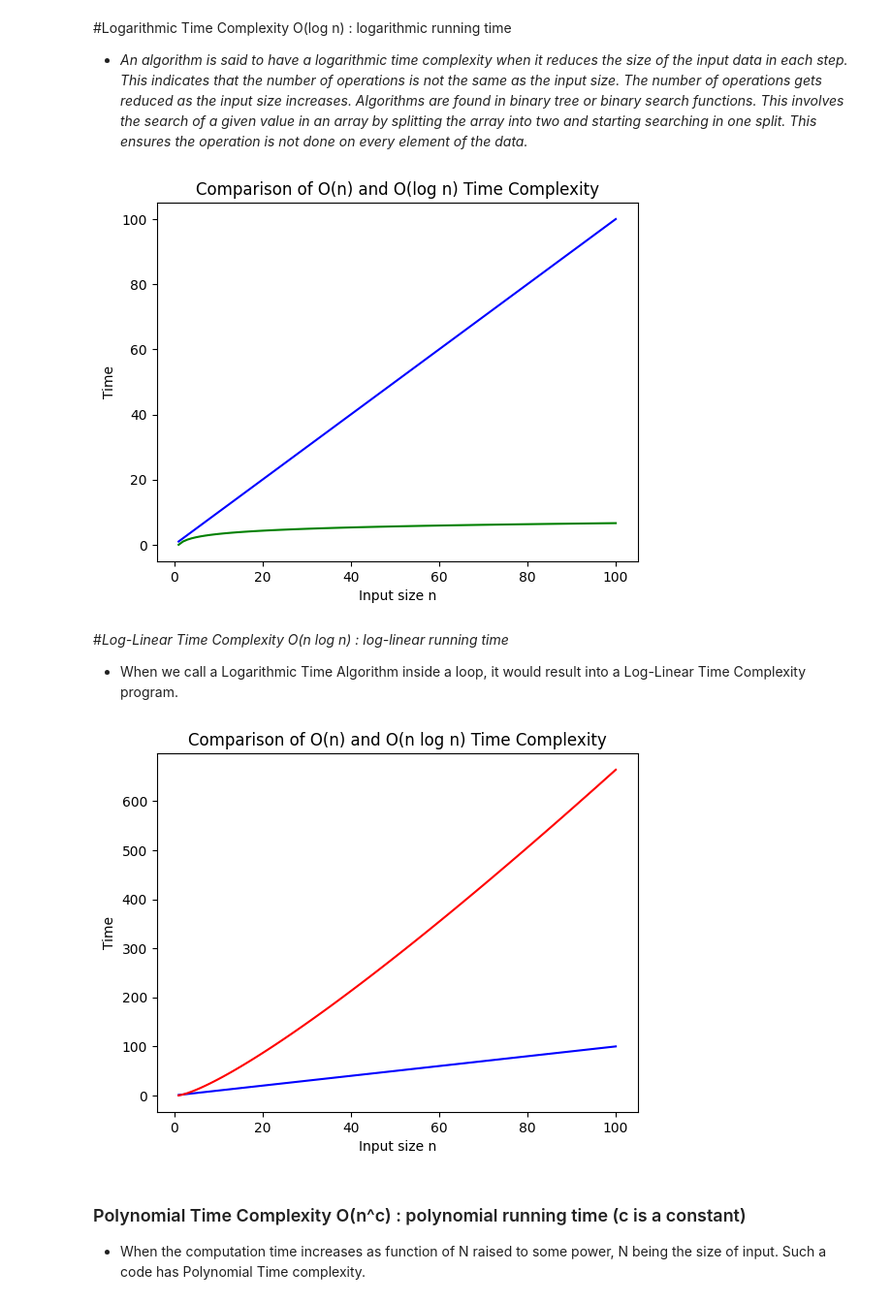
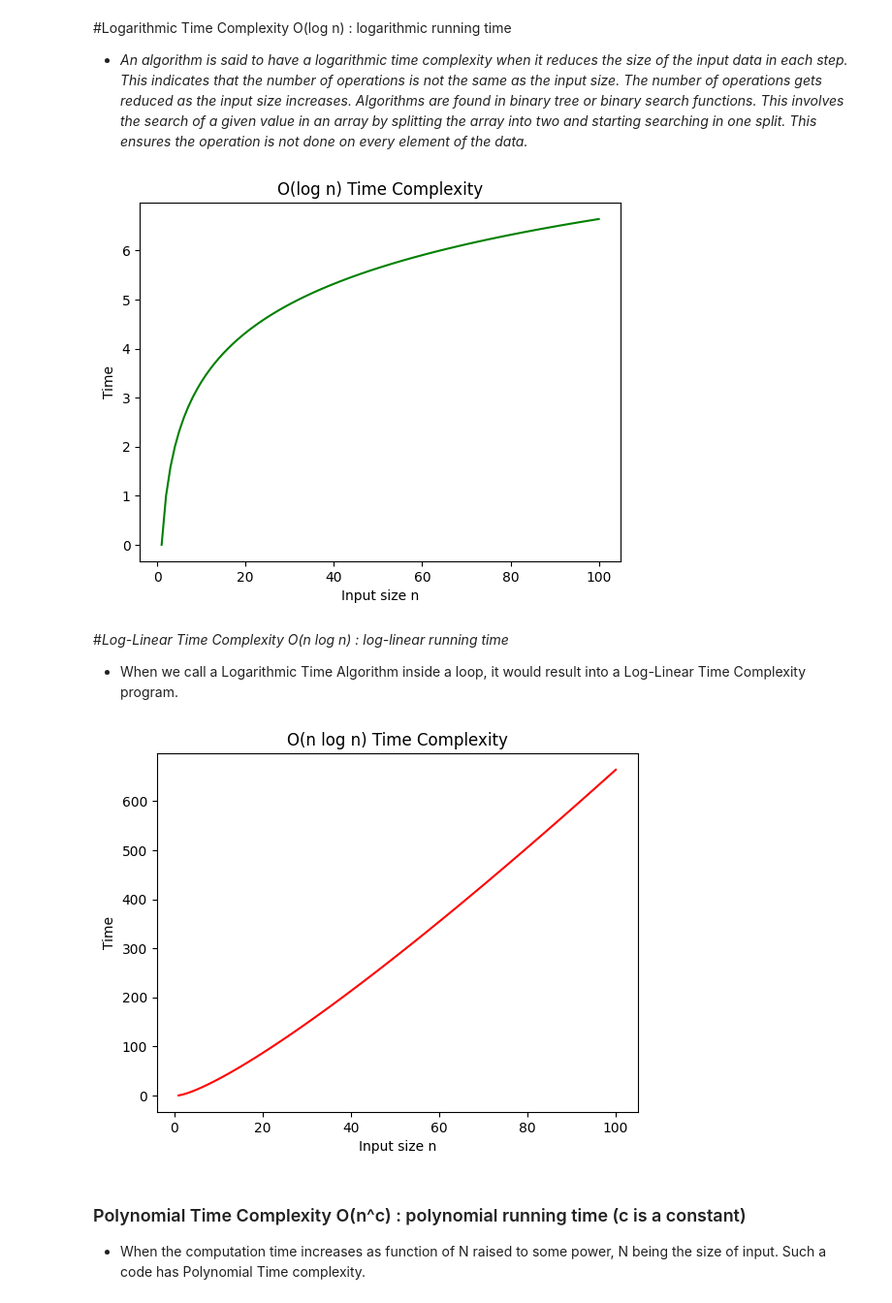
Before and after one commit to 241b180pra/Algolab2026, a Jupyter notebook: Lab_3_Growth_of_function.ipynb, the cells around one changed output. Shown at 97% size. Cells and saved outputs as stored; diff of their text form; code cells hidden in the pictures.

```diff
--- a/Lab_3_Growth_of_function.ipynb
+++ b/Lab_3_Growth_of_function.ipynb
@@ -131,37 +131,35 @@ import numpy as np
 def linear_function(n):
     total = 0
     for i in range(n):
         total += i
     return total
 
 def binary_search(arr, target):
     low = 0
     high = len(arr) - 1
 
     while low <= high:
         mid = (low + high) // 2
         if arr[mid] == target:
             return mid
         elif arr[mid] < target:
             low = mid + 1
         else:
             high = mid - 1
     return -1
 
 n = np.arange(1, 101)
 
 linear_time = n
 log_time = np.log2(n)
-
-plt.plot(n, linear_time, label='O(n) Linear Time', color='blue')
 plt.plot(n, log_time, label='O(log n) Logarithmic Time', color='green')
 
 plt.xlabel('Input size n')
 plt.ylabel('Time')
-plt.title('Comparison of O(n) and O(log n) Time Complexity')
+plt.title('O(log n) Time Complexity')
 plt.show()
 # %% [output]
-[figure, old version]
+[figure, new version]
 # %% [markdown]
 #*Log-Linear Time Complexity O(n log n) : log-­linear running time*
 
@@ -201,15 +199,14 @@ n = np.arange(1, 101)
 linear = n
 log_linear = n * np.log2(n)
 
-plt.plot(n, linear, label="O(n) Linear Time", color="blue")
 plt.plot(n, log_linear, label="O(n log n) Log-Linear Time", color="red")
 
 plt.xlabel("Input size n")
 plt.ylabel("Time")
-plt.title("Comparison of O(n) and O(n log n) Time Complexity")
+plt.title("O(n log n) Time Complexity")
 plt.show()
 # %% [output]
-[figure, old version]
+[figure, new version]
 # %% [markdown]
 ### Polynomial Time Complexity O(n^c) : polynomial running time (c is a constant)
 
```
